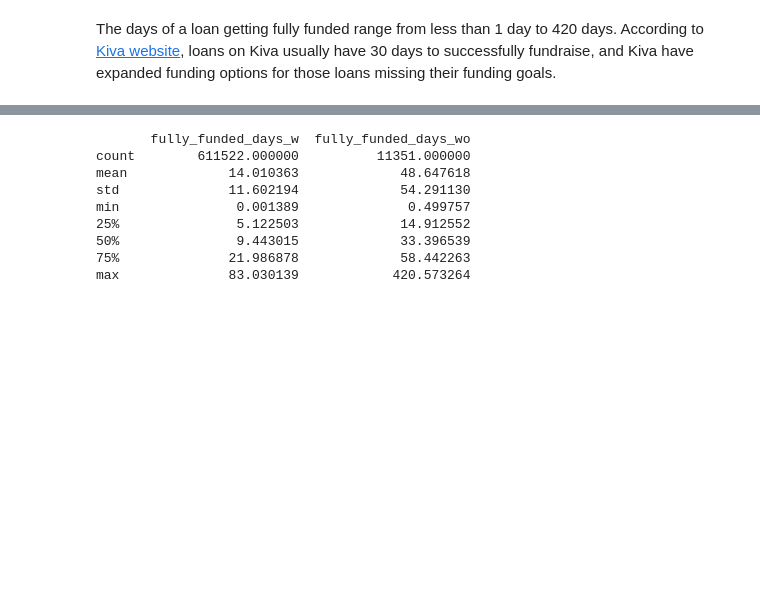
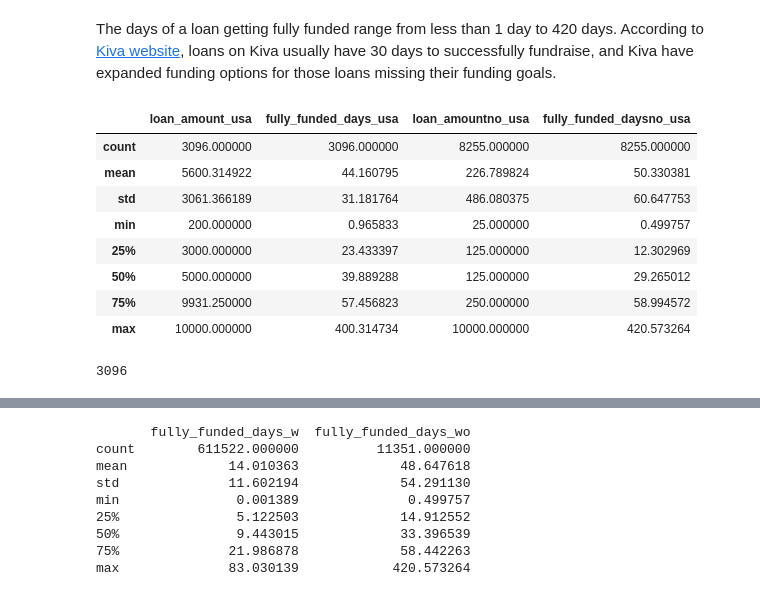
Before and after one commit to lasayin/Crowdfunding-on-Kiva-Platform, a Jupyter notebook: Kiva_Crowdfunding_EDA.ipynb, the cells around one changed output, grey strips where cells are left out. Saved outputs shown, nothing was run; the diff lists cells and outputs as text; code cells hidden in the pictures; blank space fills up the shorter version.

```diff
--- a/Kiva_Crowdfunding_EDA.ipynb
+++ b/Kiva_Crowdfunding_EDA.ipynb
@@ -521,6 +538,26 @@ Name: fully_funded_days, dtype: float64
 [figure]
 # %% [markdown]
 The days of a loan getting fully funded range from less than 1 day to 420 days. According to [Kiva website](https://www.kiva.org/about/how), loans on Kiva usually have 30 days to successfully fundraise, and Kiva have expanded funding options for those loans missing their funding goals.
+# %%
+without_partner_usa = loans_df[loans_df.funded_time.notna() & loans_df.partner_id.isna() & (loans_df.ISO=='USA')][['loan_amount', 'fully_funded_days']]
+# %%
+without_partner_no_usa = loans_df[loans_df.funded_time.notna() & loans_df.partner_id.isna() & (loans_df.ISO!='USA')][['loan_amount', 'fully_funded_days']]
+# %%
+without_partner_usa.join(without_partner_no_usa, how='outer', lsuffix='_usa', rsuffix='no_usa').describe()
+# %% [output]
+|  | loan_amount_usa | fully_funded_days_usa | loan_amountno_usa | fully_funded_daysno_usa |
+| count | 3096.000000 | 3096.000000 | 8255.000000 | 8255.000000 |
+| mean | 5600.314922 | 44.160795 | 226.789824 | 50.330381 |
+| std | 3061.366189 | 31.181764 | 486.080375 | 60.647753 |
+| min | 200.000000 | 0.965833 | 25.000000 | 0.499757 |
+| 25% | 3000.000000 | 23.433397 | 125.000000 | 12.302969 |
+| 50% | 5000.000000 | 39.889288 | 125.000000 | 29.265012 |
+| 75% | 9931.250000 | 57.456823 | 250.000000 | 58.994572 |
+| max | 10000.000000 | 400.314734 | 10000.000000 | 420.573264 |
+# %%
+(loans_df.funded_time.notna() & loans_df.partner_id.isna() & (loans_df.country=='United States')).sum()
+# %% [output]
+3096
 # %%
 without_partner = loans_df[loans_df.funded_time.notna() & loans_df.partner_id.isna()][['loan_amount', 'fully_funded_days']]
 # %%
```
Also changed, not shown: parts of 23 cells of this notebook.
